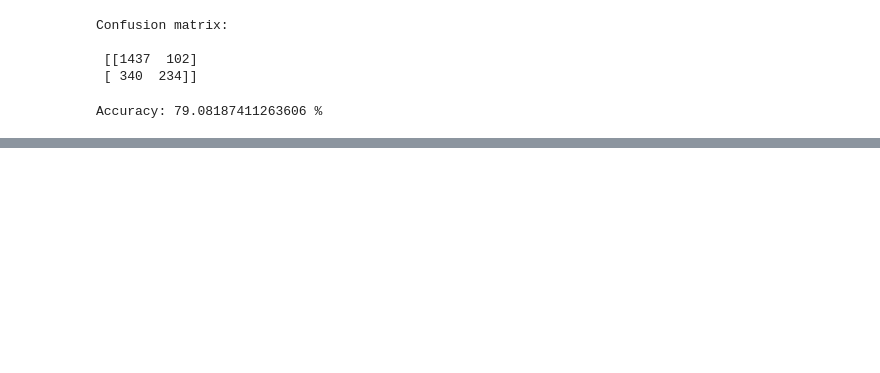
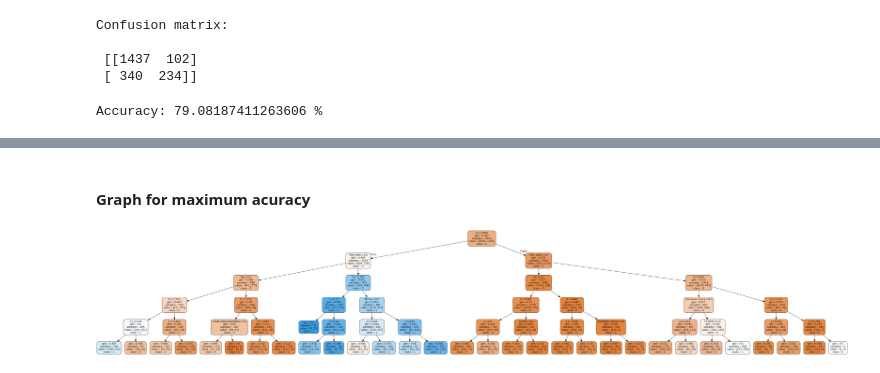
Before and after one commit to SohelRaja/Customer-Churn-Analysis, a Jupyter notebook: Decision Tree/Decision_Tree_Customer_Churn.ipynb, the cells around one changed output, grey strips where cells are left out. Cells and saved outputs as stored; diff of their text form; code cells hidden in the pictures; blank space fills up the shorter version.

```diff
--- a/Decision Tree/Decision_Tree_Customer_Churn.ipynb
+++ b/Decision Tree/Decision_Tree_Customer_Churn.ipynb
@@ -427,3 +454,14 @@ acc_ID3 = accuracy_score(y_test,predictions)*100
 print("Accuracy:",acc_ID3,"%")
 # %% [output]
 Accuracy: 79.08187411263606 %
+# %%
+# accuracy in different level for ID3
+list_accuracy = []
+for i in range(1,25):
+  dtree_l = DecisionTreeClassifier(criterion='entropy',max_depth=i)
+  dtree_l.fit(X_train,y_train)
+  predictions_l = dtree_l.predict(X_test)
+  acc_CART_l = accuracy_score(y_test,predictions_l)*100
+  list_accuracy.append(acc_CART_l)
+  print("Accuracy: {} % for depth= {}".format(acc_CART_l,i))
+print("\nMaximum Accuracy is {} % for depth= {}".format(max(list_accuracy),(list_accuracy.index(max(list_accuracy))+1)))
@@ -444,0 +515,15 @@ Image(graph.create_png())
+# %% [markdown]
+#### Graph for maximum acuracy
+# %%
+dtree_g_l = DecisionTreeClassifier(criterion='gini',max_depth=5)
+dtree_g_l.fit(X_train,y_train)
+
+dot_data = StringIO()
+export_graphviz(dtree_g_l, out_file=dot_data,
+                filled=True, rounded=True,
+                special_characters=True,feature_names = X.columns,class_names=['0','1'])
+graph = pydotplus.graph_from_dot_data(dot_data.getvalue())
+graph.write_png('tree-max-gini.png')
+Image(graph.create_png())
+# %% [output]
+[figure, added]
```
Also changed, not shown: parts of 18 cells of this notebook.
